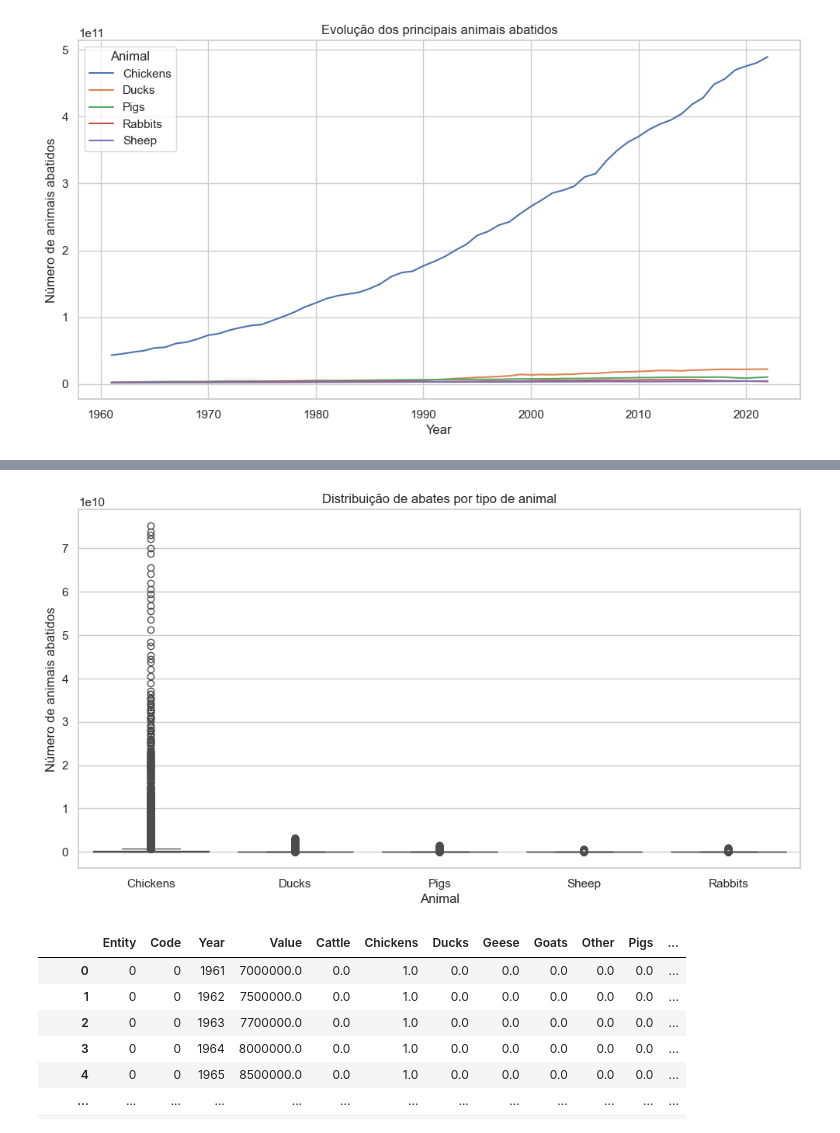
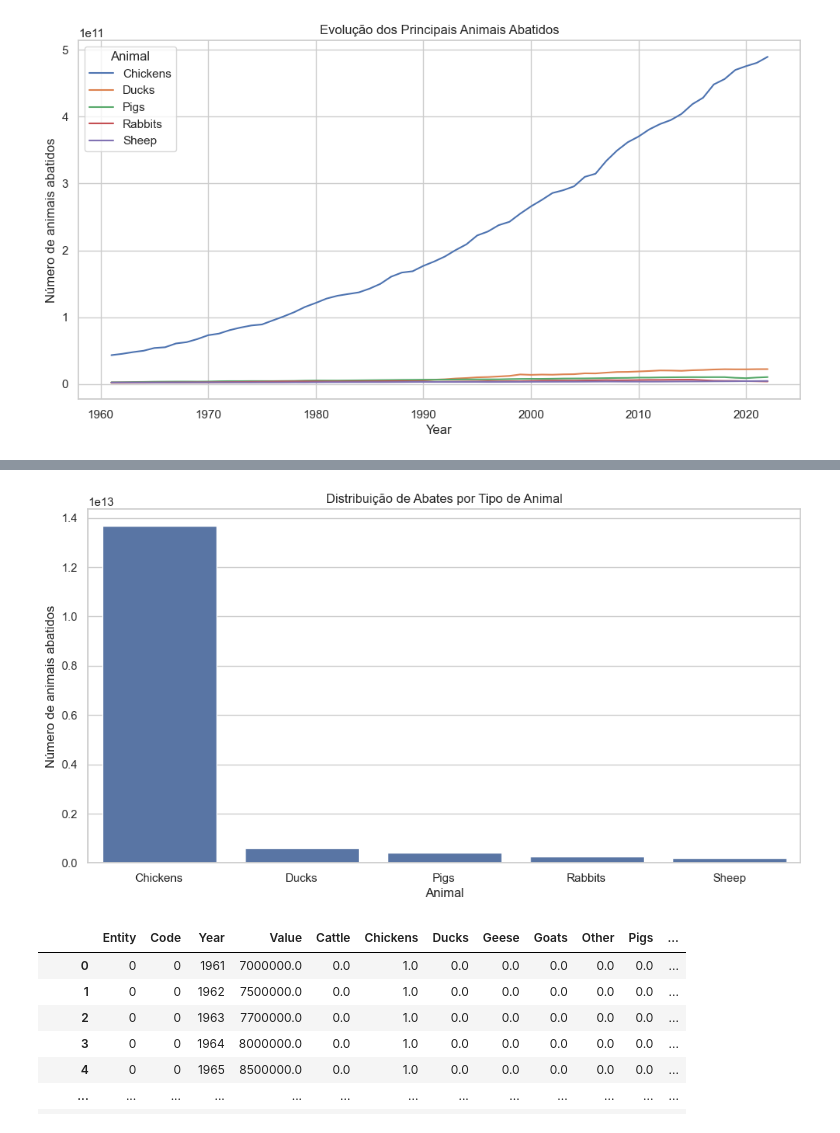
Before and after one commit to ZETA-Inter/analise-exploratoria, a Jupyter notebook: pipeline.ipynb, the cells around one changed output, grey strips where cells are left out. Saved outputs shown, nothing was run; the diff lists cells and outputs as text; code cells hidden in the pictures.

```diff
--- a/pipeline.ipynb
+++ b/pipeline.ipynb
@@ -183,9 +202,10 @@ plt.show()
 # %%
+df_bar = df[df["Animal"].isin(top_animals)].groupby("Animal")["Value"].sum().reset_index()
 
 plt.figure()
-sns.boxplot(data=df[df["Animal"].isin(top_animals)], x="Animal", y="Value")
-plt.title("Distribuição de abates por tipo de animal")
+sns.barplot(data=df_bar, x="Animal", y="Value")
+plt.title("Distribuição de Abates por Tipo de Animal")
 plt.ylabel("Número de animais abatidos")
 plt.show()
 # %% [output]
-[figure, old version]
+[figure, new version]
```
Also changed, not shown: parts of 18 cells of this notebook, 3 other files.
